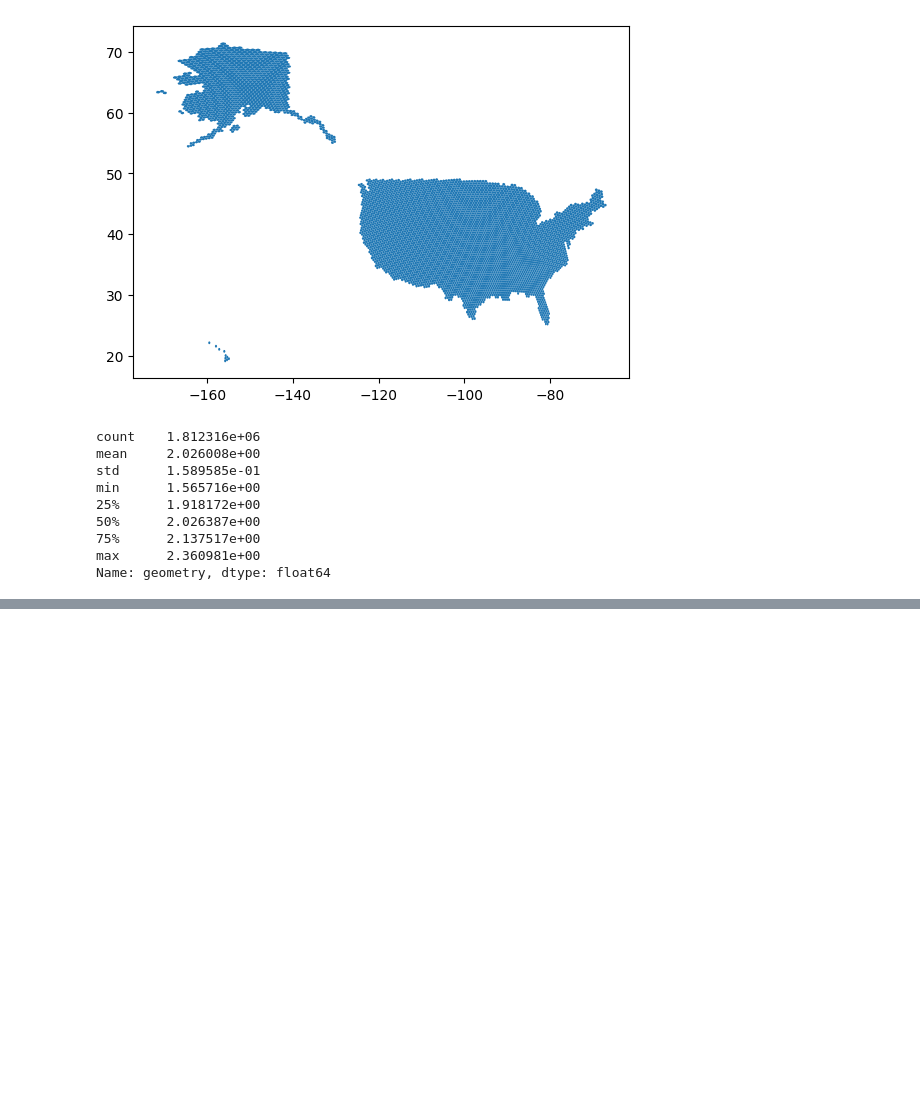
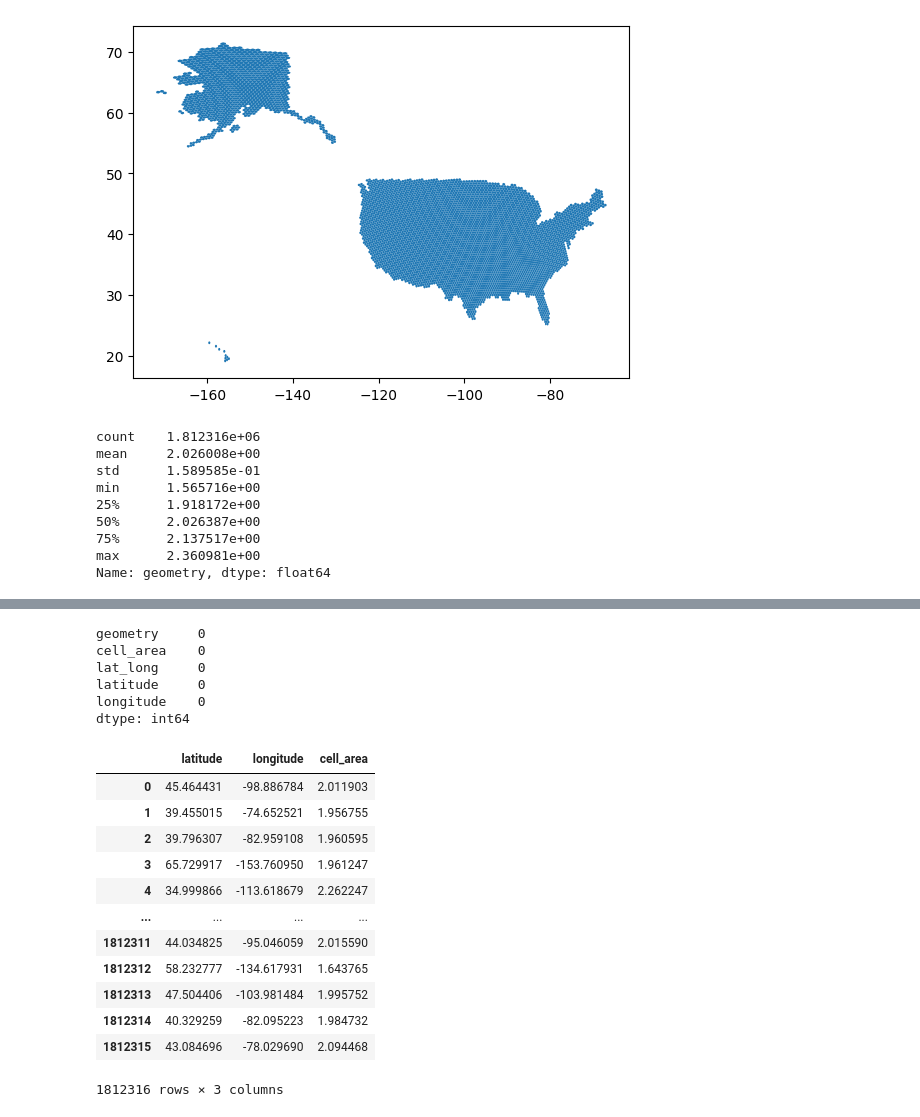
Before and after one commit to emigre459/evlens, a Jupyter notebook: notebooks/0.2-DWRM-PlugshareLocationScraping.ipynb, the cells around one changed output, grey strips where cells are left out. Cells and saved outputs as stored; diff of their text form; code cells hidden in the pictures; blank space fills up the shorter version.

Commit message:
Setup hexagonal grid map of USA and capture lat/long of centroids for scraping location IDs

```diff
--- a/notebooks/0.2-DWRM-PlugshareLocationScraping.ipynb
+++ b/notebooks/0.2-DWRM-PlugshareLocationScraping.ipynb
@@ -208,4 +208,5 @@ min      1.565716e+00
 max      2.360981e+00
 Name: geometry, dtype: float64
 # %%
-len(gdf_h3)
+gdf_h3['cell_area'] = cell_areas
+gdf_h3 = gdf_h3[['geometry', 'cell_area']]
@@ -219,3 +225,11 @@ gdf_h3.plot()
 # %%
-test_cell.centroid.coords.xy
+# Figure out how to grab the lat/long centroid of every cell
+def get_lat_long_of_cell(cell):
+    centroid_xy = cell.centroid.coords.xy
+    longitude = centroid_xy[0][0]
+    latitude = centroid_xy[1][0]
+
+    return latitude, longitude
+
+get_lat_long_of_cell(gdf_h3.geometry.sample(1).iloc[0])
 # %% [output]
@@ -253,0 +237,3 @@ print(polygon)
+# %%
+gdf_h3['lat_long'] = gdf_h3.geometry.apply(get_lat_long_of_cell)
+gdf_h3['lat_long'].sample(1)
@@ -253,0 +249,7 @@ print(polygon)
+# %%
+gdf_h3_lat_long = pd.DataFrame(gdf_h3.lat_long.tolist()).rename(columns={0: 'latitude', 1: 'longitude'})
+
+for col in ['latitude', 'longitude']:
+    gdf_h3[col] = gdf_h3_lat_long[col].values
+
+gdf_h3.info()
@@ -253,0 +274,9 @@ print(polygon)
+# %%
+gdf_h3.isnull().sum()
+# %% [output]
+geometry     0
+cell_area    0
+lat_long     0
+latitude     0
+longitude    0
+dtype: int64
@@ -253,0 +287,16 @@ print(polygon)
+# %%
+gdf_h3[['latitude', 'longitude', 'cell_area']].reset_index(drop=True)
+# %% [output]
+|  | latitude | longitude | cell_area |
+| 0 | 45.464431 | -98.886784 | 2.011903 |
+| 1 | 39.455015 | -74.652521 | 1.956755 |
+| 2 | 39.796307 | -82.959108 | 1.960595 |
+| 3 | 65.729917 | -153.760950 | 1.961247 |
+| 4 | 34.999866 | -113.618679 | 2.262247 |
+| ... | ... | ... | ... |
+| 1812311 | 44.034825 | -95.046059 | 2.015590 |
+| 1812312 | 58.232777 | -134.617931 | 1.643765 |
+| 1812313 | 47.504406 | -103.981484 | 1.995752 |
+| 1812314 | 40.329259 | -82.095223 | 1.984732 |
+| 1812315 | 43.084696 | -78.029690 | 2.094468 |
+1812316 rows × 3 columns
```
Also changed, not shown: parts of 10 cells of this notebook, 1 other file.
